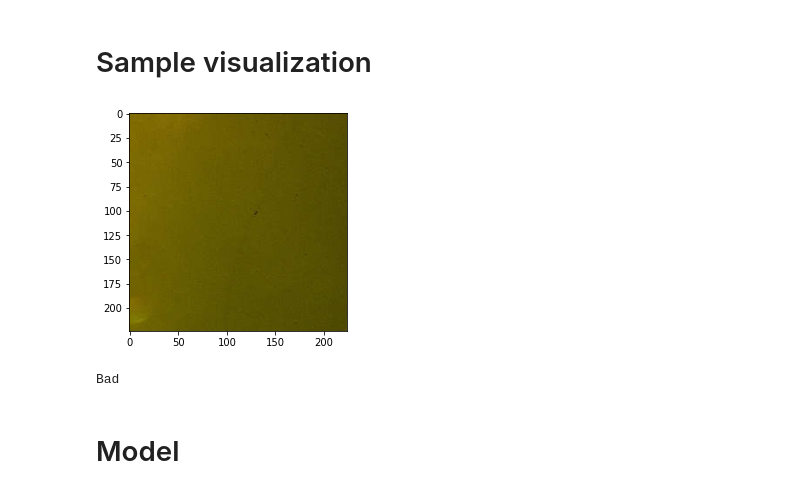
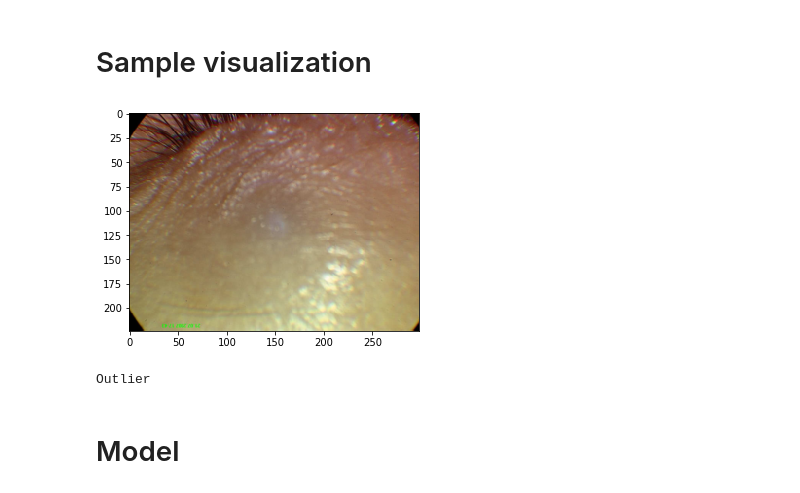
Before and after one commit to SriramPingali/Fundus-Quality-Detection, a Jupyter notebook: Fundus.ipynb, the cells around one changed output. Saved outputs shown, nothing was run; the diff lists cells and outputs as text; code cells hidden in the pictures.

```diff
--- a/Fundus.ipynb
+++ b/Fundus.ipynb
@@ -26,13 +34,16 @@ train_iter = iter(train_loader)
 # %%
 samples, labels, _ = train_iter.next()
 # %%
-trial_num = np.random.randint(0, 4)
+# Display a random sample for visualization
+# using imshow function present in utils.py
+
+trial_num = np.random.randint(0, 1)
 utils.imshow(samples[trial_num])
 # %% [output]
-[figure, old version]
+[figure, new version]
 # %%
 print(labels[trial_num])
 # %% [output]
-Bad
+Outlier
 # %% [markdown]
 # Model
```
Also changed, not shown: parts of 20 cells of this notebook.
